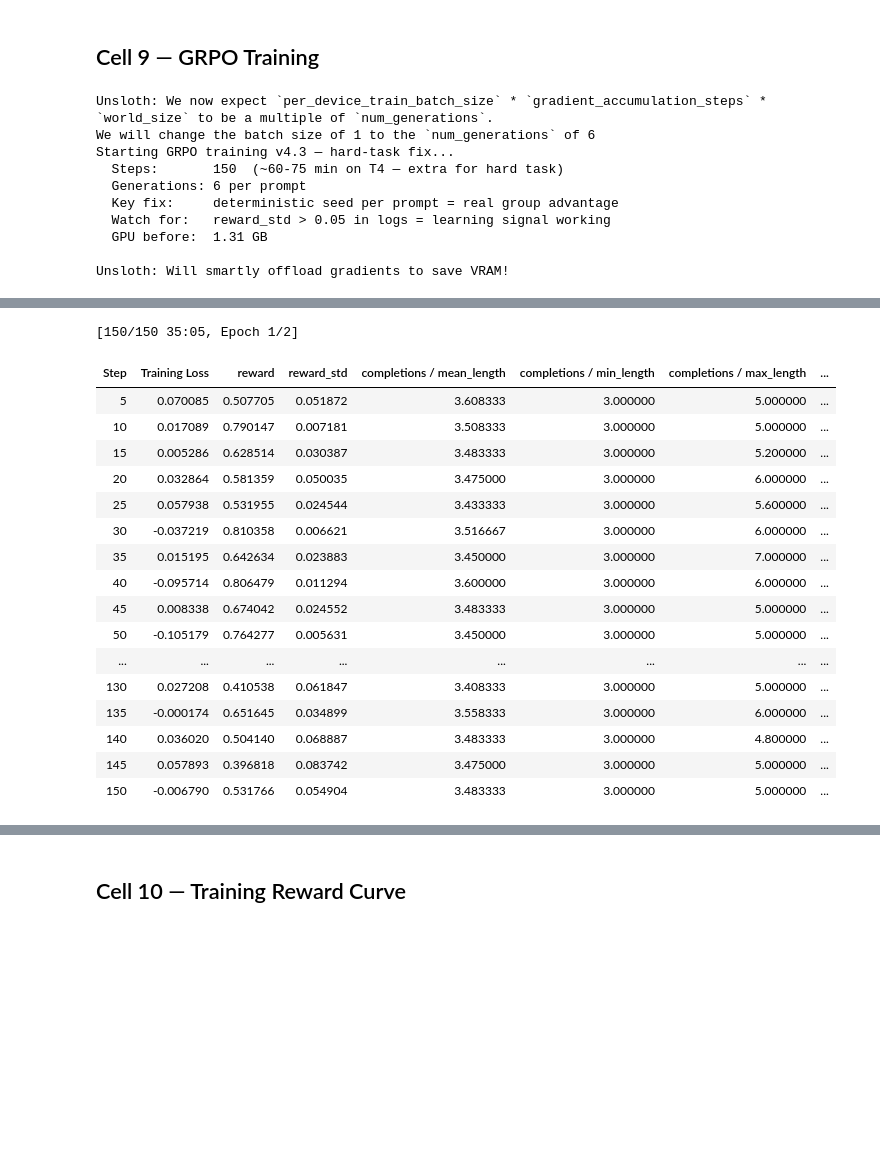
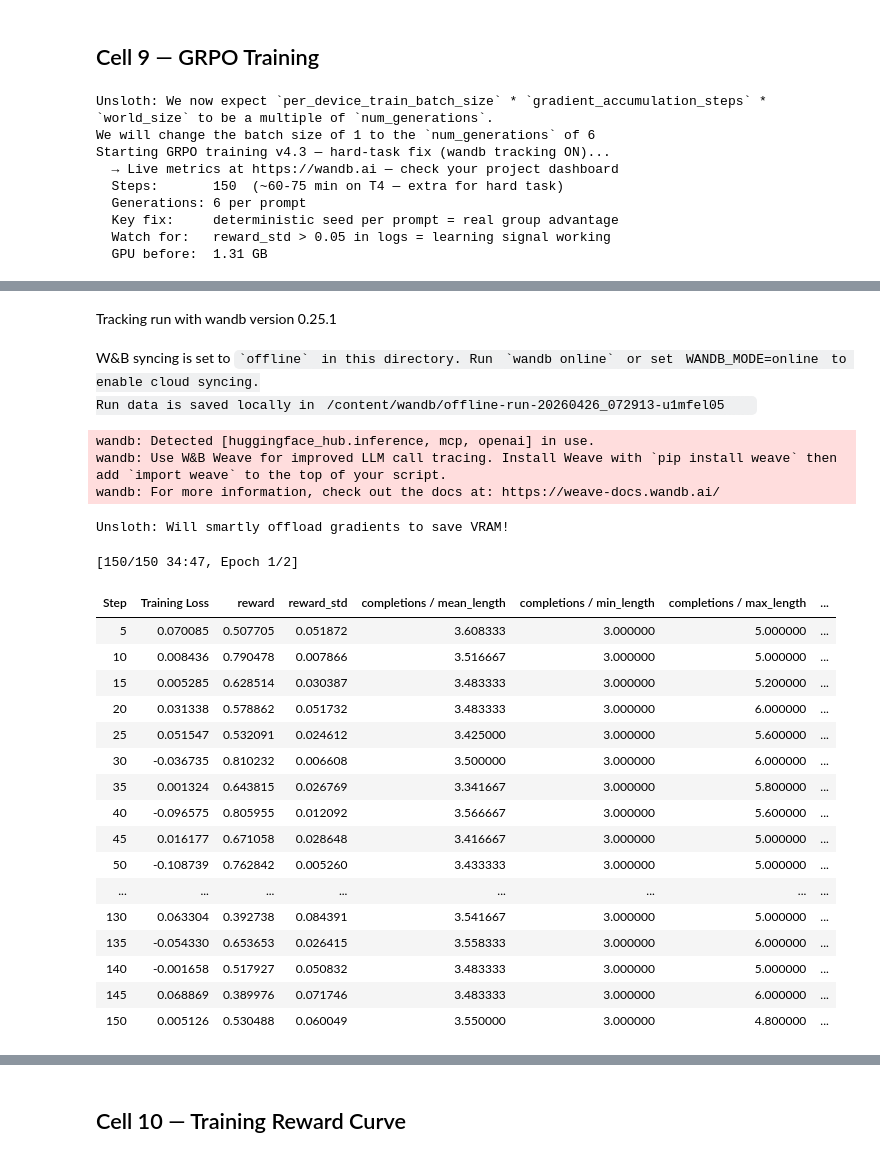
Before and after one commit to umed-indulkar/orbital-anomaly-openenv, a Jupyter notebook: Orbital_Anomaly_openenv.ipynb, the cells around one changed output, grey strips where cells are left out. Cells and saved outputs as stored; diff of their text form; code cells hidden in the pictures; blank space fills up the shorter version.

```diff
--- a/Orbital_Anomaly_openenv.ipynb
+++ b/Orbital_Anomaly_openenv.ipynb
@@ -249,7 +270,7 @@ def make_prompt(obs) -> str:
     gs     = getattr(obs, 'ground_station_visible', True)
     def lvl(v, lo, hi): return 'CRIT' if v < lo else ('WARN' if v < hi else 'OK')
     return (
-        f'Phase {phase+1}/3  Status:{obs.mission_status.upper()}\n'
+        f'Phase {phase+1}/4  Status:{obs.mission_status.upper()}\n'
         f'Battery:{obs.battery_soc:.0f}%[{lvl(obs.battery_soc,20,40)}] '
         f'Solar:{obs.solar_efficiency:.2f}[{lvl(obs.solar_efficiency*100,30,60)}] '
         f'Thermal:{obs.thermal_temp:.0f}C'
@@ -308,7 +329,7 @@ def heuristic(env) -> str:
     return 'noop'
 
 
-def run_episode(task_id='easy', max_steps=12, temperature=0.7):
+def run_episode(task_id='easy', max_steps=20, temperature=0.7):
     """Evaluation episode. Uses model.eval() only — no Unsloth kernel swap."""
     model.eval()
     env = OrbitalAnomalyOpenenvEnvironment()
@@ -351,7 +372,7 @@ print(f'Hard task heuristic (eclipse+22% battery): {h}')
 assert h == 'switch_power_bus', f'Heuristic wrong: {h}'
 
 # Smoke test
-r, acts, _ = run_episode(task_id='easy', max_steps=3)
+r, acts, _ = run_episode(task_id='easy', max_steps=5)
 print(f'Smoke test: avg={r:.4f}  actions={acts}  unique={len(set(acts))}')
 print('OK ✓')
 # %% [output]
@@ -369,7 +390,7 @@ baseline, pre_d = {}, {}
 for task in ['easy', 'medium', 'hard']:
     rewards, all_acts = [], []
     for _ in range(10):
-        r, acts, _ = run_episode(task_id=task, max_steps=12, temperature=0.7)
+        r, acts, _ = run_episode(task_id=task, max_steps=20, temperature=0.7)
         rewards.append(r); all_acts.extend(acts)
     baseline[task] = rewards
     pre_d[task] = {a: all_acts.count(a) / max(len(all_acts), 1)
@@ -705,7 +726,8 @@ grpo_cfg = GRPOConfig(
     beta                        = 0.05,   # low KL = more exploration
     logging_steps               = 5,
     save_steps                  = 50,
-    report_to                   = 'none',
+    report_to                   = 'wandb',
+    run_name                    = 'orbital-anomaly-grpo-v4',
     remove_unused_columns       = False,
     dataloader_num_workers      = 0,
     log_completions             = False,
@@ -719,7 +741,8 @@ trainer = GRPOTrainer(
     train_dataset    = train_ds,
 )
 
-print('Starting GRPO training v4.3 — hard-task fix...')
+print('Starting GRPO training v4.3 — hard-task fix (wandb tracking ON)...')
+print('  → Live metrics at https://wandb.ai — check your project dashboard')
 print(f'  Steps:       {grpo_cfg.max_steps}  (~60-75 min on T4 — extra for hard task)')
 print(f'  Generations: {grpo_cfg.num_generations} per prompt')
 print(f'  Key fix:     deterministic seed per prompt = real group advantage')
@@ -740,11 +763,10 @@ print(f'GPU after: {torch.cuda.memory_allocated()/1e9:.2f} GB')
 # %% [output]
 Unsloth: We now expect `per_device_train_batch_size` * `gradient_accumulation_steps` * `world_size` to be a multiple of `num_generations`.
 We will change the batch size of 1 to the `num_generations` of 6
-Starting GRPO training v4.3 — hard-task fix...
+Starting GRPO training v4.3 — hard-task fix (wandb tracking ON)...
+  → Live metrics at https://wandb.ai — check your project dashboard
   Steps:       150  (~60-75 min on T4 — extra for hard task)
   Generations: 6 per prompt
   Key fix:     deterministic seed per prompt = real group advantage
   Watch for:   reward_std > 0.05 in logs = learning signal working
   GPU before:  1.31 GB
-
-Unsloth: Will smartly offload gradients to save VRAM!
@@ -751,18 +774,25 @@ Unsloth: Will smartly offload gradients to save VRAM!
+Tracking run with wandb version 0.25.1
+W&B syncing is set to `offline` in this directory. Run `wandb online` or set WANDB_MODE=online to enable cloud syncing.
+Run data is saved locally in /content/wandb/offline-run-20260426_072913-u1mfel05
-[150/150 35:05, Epoch 1/2]
+wandb: Detected [huggingface_hub.inference, mcp, openai] in use.
+wandb: Use W&B Weave for improved LLM call tracing. Install Weave with `pip install weave` then add `import weave` to the top of your script.
+wandb: For more information, check out the docs at: https://weave-docs.wandb.ai/
+Unsloth: Will smartly offload gradients to save VRAM!
+[150/150 34:47, Epoch 1/2]
 | Step | Training Loss | reward | reward_std | completions / mean_length | completions / min_length | completions / max_length | ... |
 | 5 | 0.070085 | 0.507705 | 0.051872 | 3.608333 | 3.000000 | 5.000000 | ... |
-| 10 | 0.017089 | 0.790147 | 0.007181 | 3.508333 | 3.000000 | 5.000000 | ... |
-| 15 | 0.005286 | 0.628514 | 0.030387 | 3.483333 | 3.000000 | 5.200000 | ... |
-| 20 | 0.032864 | 0.581359 | 0.050035 | 3.475000 | 3.000000 | 6.000000 | ... |
-| 25 | 0.057938 | 0.531955 | 0.024544 | 3.433333 | 3.000000 | 5.600000 | ... |
-| 30 | -0.037219 | 0.810358 | 0.006621 | 3.516667 | 3.000000 | 6.000000 | ... |
-| 35 | 0.015195 | 0.642634 | 0.023883 | 3.450000 | 3.000000 | 7.000000 | ... |
-| 40 | -0.095714 | 0.806479 | 0.011294 | 3.600000 | 3.000000 | 6.000000 | ... |
-| 45 | 0.008338 | 0.674042 | 0.024552 | 3.483333 | 3.000000 | 5.000000 | ... |
-| 50 | -0.105179 | 0.764277 | 0.005631 | 3.450000 | 3.000000 | 5.000000 | ... |
+| 10 | 0.008436 | 0.790478 | 0.007866 | 3.516667 | 3.000000 | 5.000000 | ... |
+| 15 | 0.005285 | 0.628514 | 0.030387 | 3.483333 | 3.000000 | 5.200000 | ... |
+| 20 | 0.031338 | 0.578862 | 0.051732 | 3.483333 | 3.000000 | 6.000000 | ... |
+| 25 | 0.051547 | 0.532091 | 0.024612 | 3.425000 | 3.000000 | 5.600000 | ... |
+| 30 | -0.036735 | 0.810232 | 0.006608 | 3.500000 | 3.000000 | 6.000000 | ... |
+| 35 | 0.001324 | 0.643815 | 0.026769 | 3.341667 | 3.000000 | 5.800000 | ... |
+| 40 | -0.096575 | 0.805955 | 0.012092 | 3.566667 | 3.000000 | 5.600000 | ... |
+| 45 | 0.016177 | 0.671058 | 0.028648 | 3.416667 | 3.000000 | 5.000000 | ... |
+| 50 | -0.108739 | 0.762842 | 0.005260 | 3.433333 | 3.000000 | 5.000000 | ... |
 | ... | ... | ... | ... | ... | ... | ... | ... |
-| 130 | 0.027208 | 0.410538 | 0.061847 | 3.408333 | 3.000000 | 5.000000 | ... |
-| 135 | -0.000174 | 0.651645 | 0.034899 | 3.558333 | 3.000000 | 6.000000 | ... |
-| 140 | 0.036020 | 0.504140 | 0.068887 | 3.483333 | 3.000000 | 4.800000 | ... |
-| 145 | 0.057893 | 0.396818 | 0.083742 | 3.475000 | 3.000000 | 5.000000 | ... |
-| 150 | -0.006790 | 0.531766 | 0.054904 | 3.483333 | 3.000000 | 5.000000 | ... |
+| 130 | 0.063304 | 0.392738 | 0.084391 | 3.541667 | 3.000000 | 5.000000 | ... |
+| 135 | -0.054330 | 0.653653 | 0.026415 | 3.558333 | 3.000000 | 6.000000 | ... |
+| 140 | -0.001658 | 0.517927 | 0.050832 | 3.483333 | 3.000000 | 5.000000 | ... |
+| 145 | 0.068869 | 0.389976 | 0.071746 | 3.483333 | 3.000000 | 6.000000 | ... |
+| 150 | 0.005126 | 0.530488 | 0.060049 | 3.550000 | 3.000000 | 4.800000 | ... |
```
Also changed, not shown: parts of 18 cells of this notebook, 12 other files.
